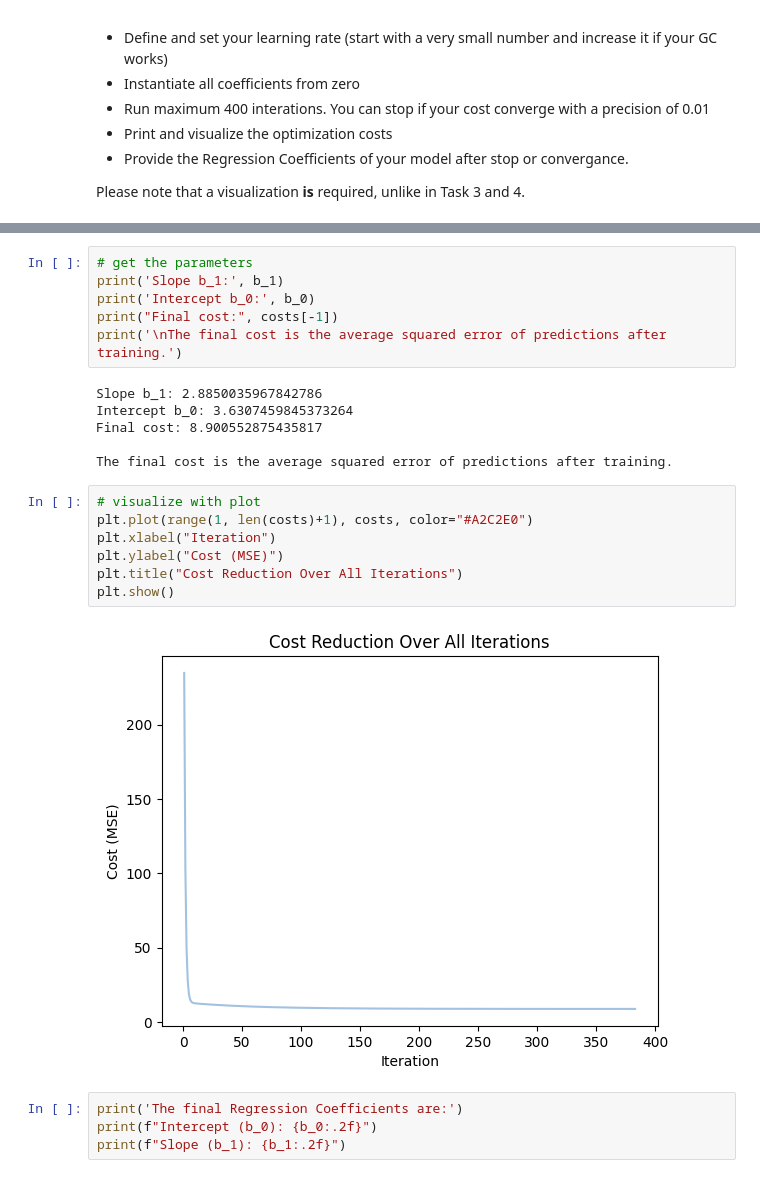
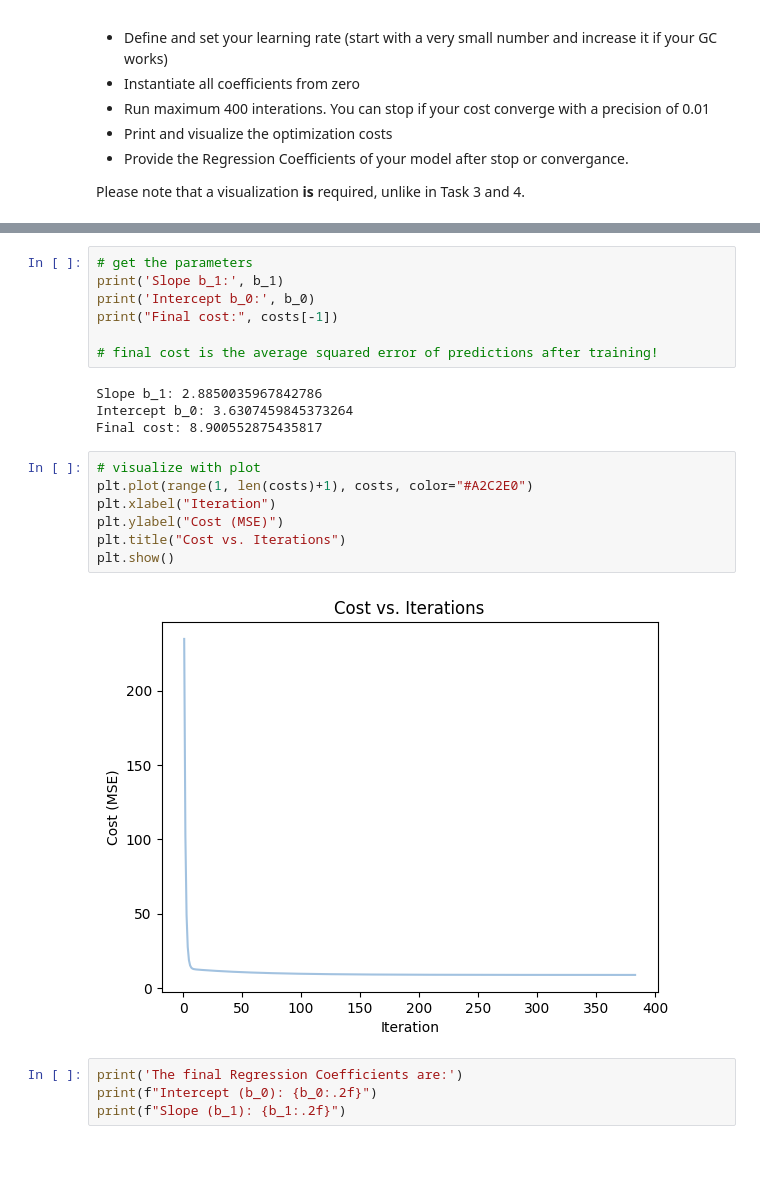
Before and after one commit to jack-mayberry/CS329E-Data-Analytics, a Jupyter notebook: Assignment 4/329e_HW4.ipynb, the cells around one changed output, grey strips where cells are left out. Drawn from its saved outputs; the diff is of its cells as text.

```diff
--- a/Assignment 4/329e_HW4.ipynb
+++ b/Assignment 4/329e_HW4.ipynb
@@ -412,22 +412,21 @@ The final cost is the average squared error of predictions after training.
 print('Slope b_1:', b_1)
 print('Intercept b_0:', b_0)
 print("Final cost:", costs[-1])
-print('\nThe final cost is the average squared error of predictions after training.')
+
+# final cost is the average squared error of predictions after training!
 # %% [output]
 Slope b_1: 2.8850035967842786
 Intercept b_0: 3.6307459845373264
 Final cost: 8.900552875435817
-
-The final cost is the average squared error of predictions after training.
 # %%
 # visualize with plot
 plt.plot(range(1, len(costs)+1), costs, color="#A2C2E0")
 plt.xlabel("Iteration")
 plt.ylabel("Cost (MSE)")
-plt.title("Cost Reduction Over All Iterations")
+plt.title("Cost vs. Iterations")
 plt.show()
 # %% [output]
-[figure, old version]
+[figure, new version]
 # %%
 print('The final Regression Coefficients are:')
 print(f"Intercept (b_0): {b_0:.2f}")
```
Also changed, not shown: parts of 1 cell of this notebook.
